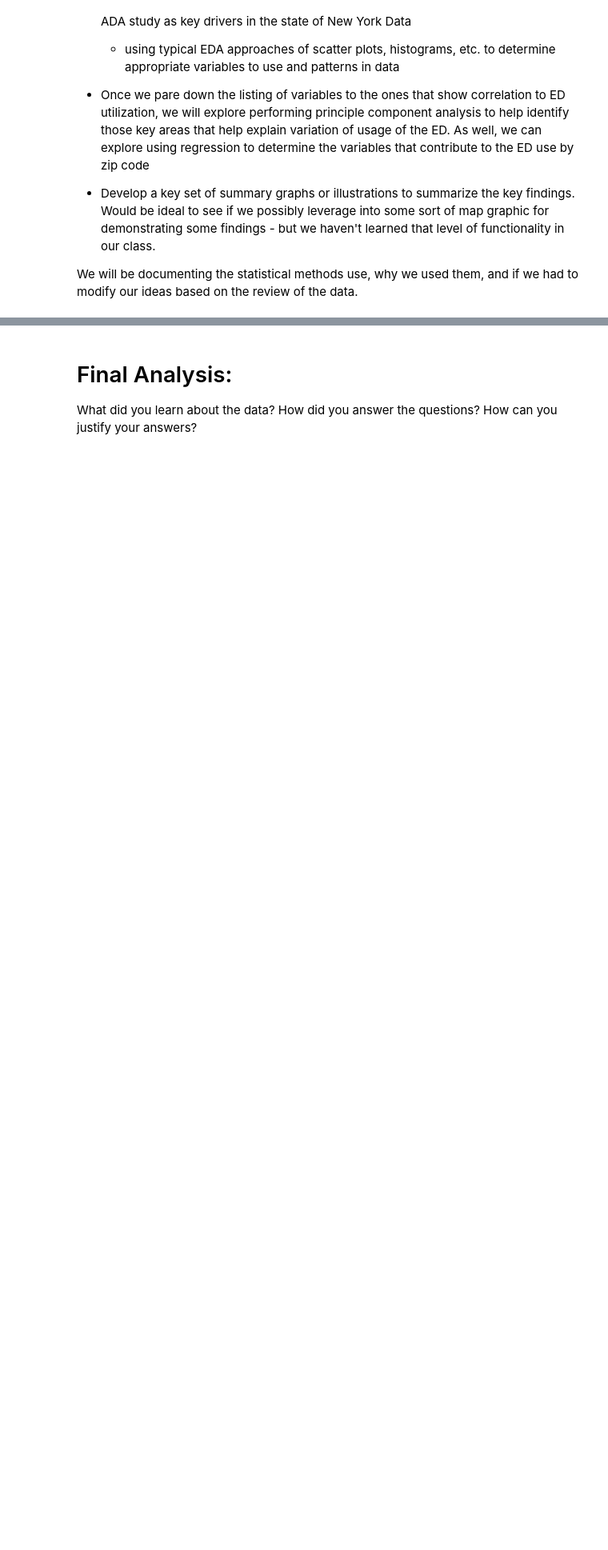
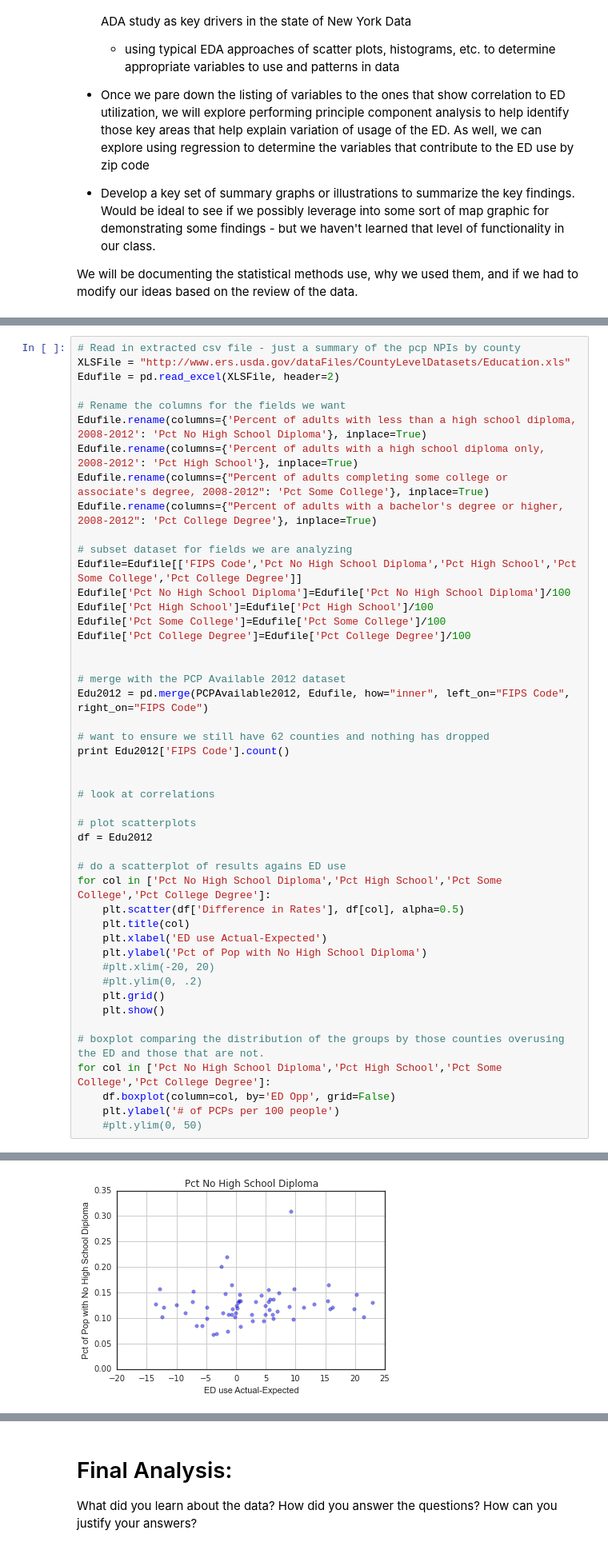
Before and after one commit to SumanthMeenan/CS109-1, a Jupyter notebook: CS109Project.ipynb, the cells around one changed output, grey strips where cells are left out. Shown: that part at 80% size. Drawn from its saved outputs; the diff is of its cells as text; blank space fills up the shorter version.

```diff
--- a/CS109Project.ipynb
+++ b/CS109Project.ipynb
@@ -105,0 +531,48 @@ We will be documenting the statistical methods use, why we used them, and if we
+# %%
+# Read in extracted csv file - just a summary of the pcp NPIs by county
+XLSFile = "http://www.ers.usda.gov/dataFiles/CountyLevelDatasets/Education.xls"
+Edufile = pd.read_excel(XLSFile, header=2)
+
+# Rename the columns for the fields we want
+Edufile.rename(columns={'Percent of adults with less than a high school diploma, 2008-2012': 'Pct No High School Diploma'}, inplace=True)
+Edufile.rename(columns={'Percent of adults with a high school diploma only, 2008-2012': 'Pct High School'}, inplace=True)
+Edufile.rename(columns={"Percent of adults completing some college or associate's degree, 2008-2012": 'Pct Some College'}, inplace=True)
+Edufile.rename(columns={"Percent of adults with a bachelor's degree or higher, 2008-2012": 'Pct College Degree'}, inplace=True)
+
+# subset dataset for fields we are analyzing
+Edufile=Edufile[['FIPS Code','Pct No High School Diploma','Pct High School','Pct Some College','Pct College Degree']]
+Edufile['Pct No High School Diploma']=Edufile['Pct No High School Diploma']/100
+Edufile['Pct High School']=Edufile['Pct High School']/100
+Edufile['Pct Some College']=Edufile['Pct Some College']/100
+Edufile['Pct College Degree']=Edufile['Pct College Degree']/100
+
+
+# merge with the PCP Available 2012 dataset
+Edu2012 = pd.merge(PCPAvailable2012, Edufile, how="inner", left_on="FIPS Code", right_on="FIPS Code")
+
+# want to ensure we still have 62 counties and nothing has dropped
+print Edu2012['FIPS Code'].count()
+
+
+# look at correlations
+
+# plot scatterplots
+df = Edu2012
+
+# do a scatterplot of results agains ED use
+for col in ['Pct No High School Diploma','Pct High School','Pct Some College','Pct College Degree']:
+    plt.scatter(df['Difference in Rates'], df[col], alpha=0.5)
+    plt.title(col)
+    plt.xlabel('ED use Actual-Expected')
+    plt.ylabel('Pct of Pop with No High School Diploma')
+    #plt.xlim(-20, 20)
+    #plt.ylim(0, .2)
+    plt.grid()
+    plt.show()
+
+# boxplot comparing the distribution of the groups by those counties overusing the ED and those that are not.
+for col in ['Pct No High School Diploma','Pct High School','Pct Some College','Pct College Degree']:
+    df.boxplot(column=col, by='ED Opp', grid=False)
+    plt.ylabel('# of PCPs per 100 people')
+    #plt.ylim(0, 50)
+# %% [output]
@@ -105,0 +580 @@ We will be documenting the statistical methods use, why we used them, and if we
+[figure, added]
```
Also changed, not shown: parts of 54 cells of this notebook.
